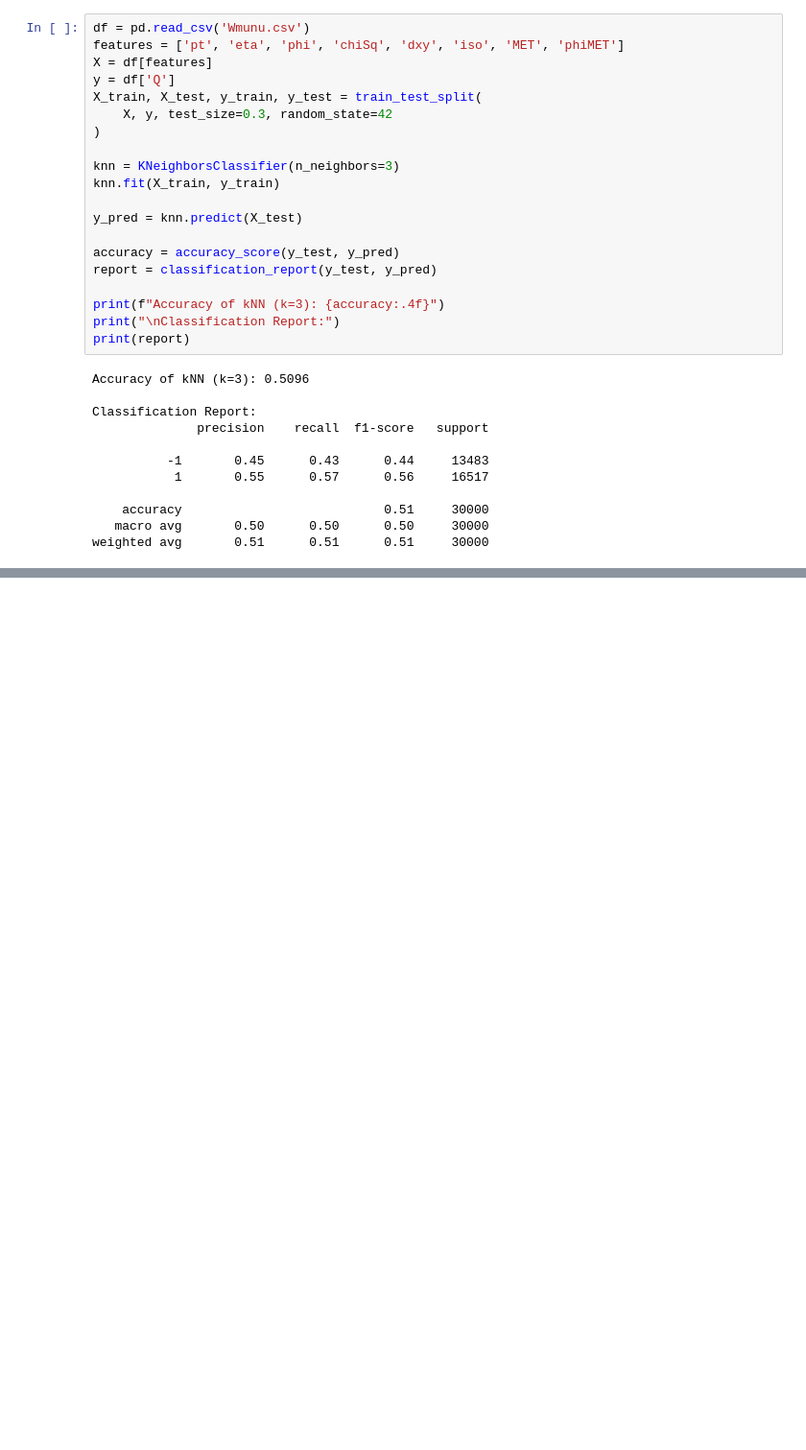
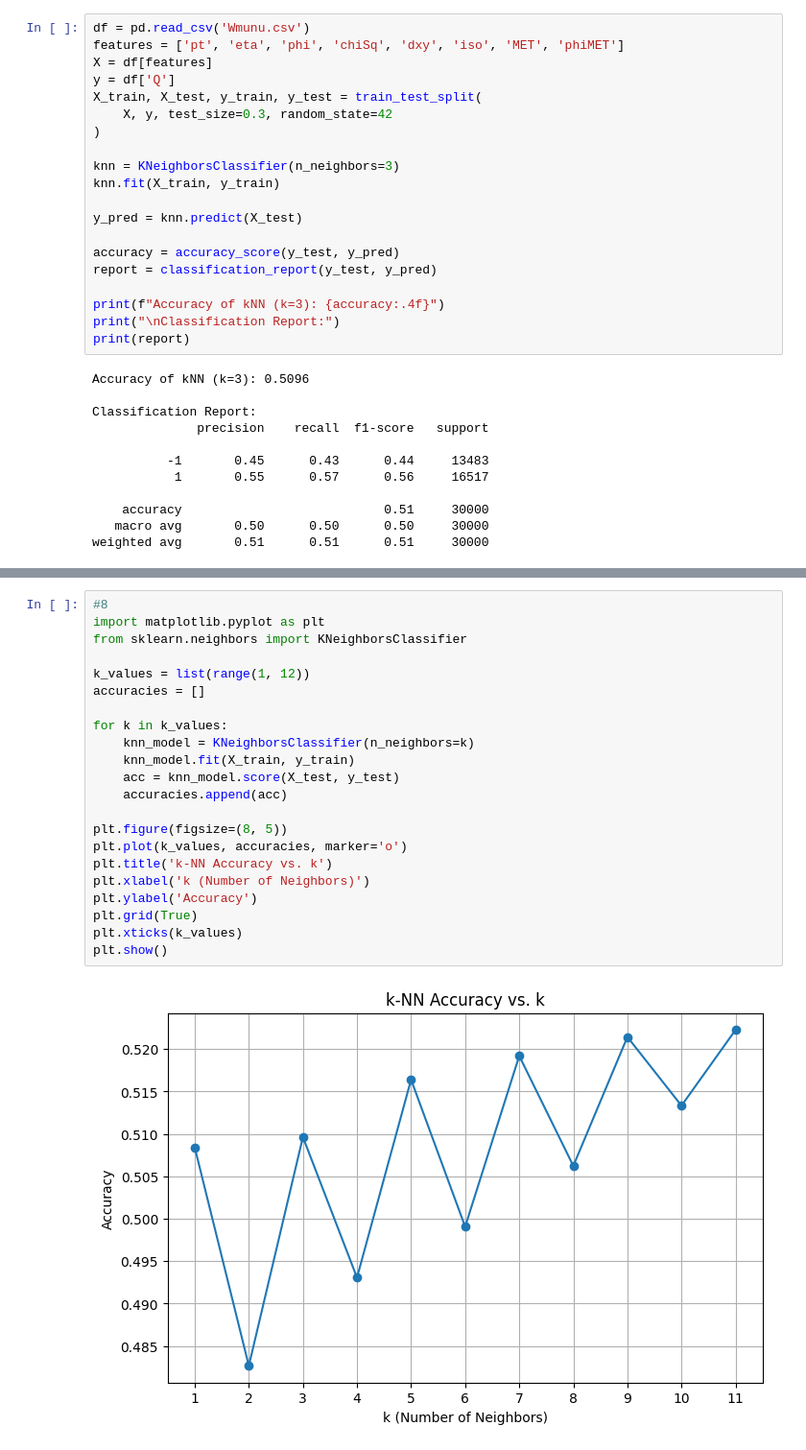
Before and after one commit to harshvardhan176/ML_LAB_01, a Jupyter notebook: ML_Lab_03.ipynb, the cells around one changed output, grey strips where cells are left out. Shown at 96% size. Cells and saved outputs as stored; diff of their text form; blank space fills up the shorter version.

```diff
--- a/ML_Lab_03.ipynb
+++ b/ML_Lab_03.ipynb
@@ -141,0 +177,24 @@ weighted avg       0.51      0.51      0.51     30000
+# %%
+#8
+import matplotlib.pyplot as plt
+from sklearn.neighbors import KNeighborsClassifier
+
+k_values = list(range(1, 12))
+accuracies = []
+
+for k in k_values:
+    knn_model = KNeighborsClassifier(n_neighbors=k)
+    knn_model.fit(X_train, y_train)
+    acc = knn_model.score(X_test, y_test)
+    accuracies.append(acc)
+
+plt.figure(figsize=(8, 5))
+plt.plot(k_values, accuracies, marker='o')
+plt.title('k-NN Accuracy vs. k')
+plt.xlabel('k (Number of Neighbors)')
+plt.ylabel('Accuracy')
+plt.grid(True)
+plt.xticks(k_values)
+plt.show()
+# %% [output]
+[figure, added]
```
Also changed, not shown: parts of 5 cells of this notebook.
